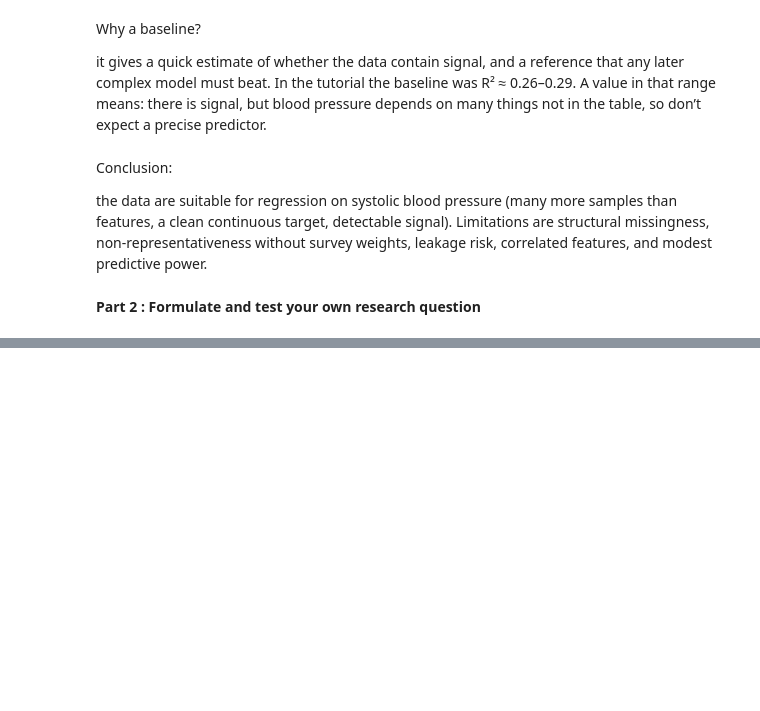
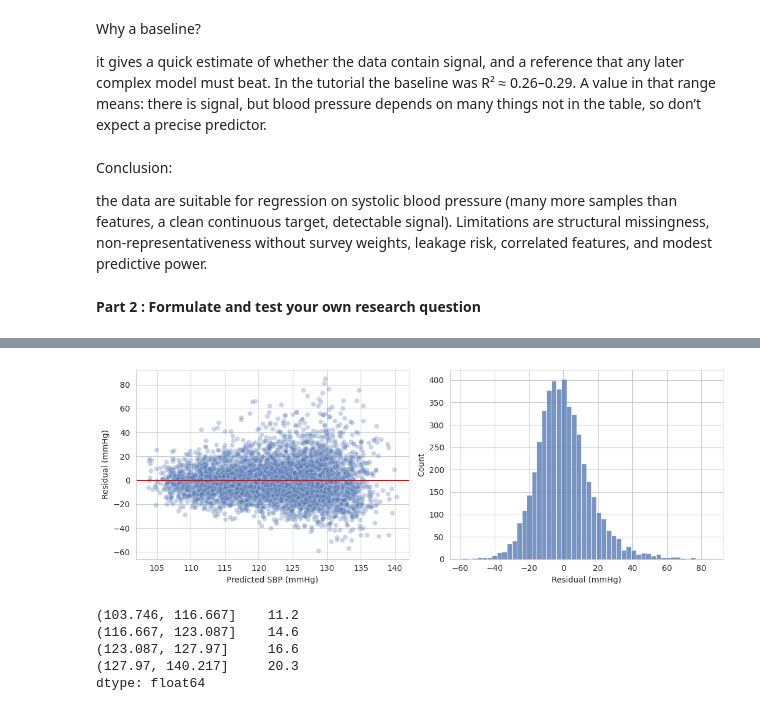
Before and after one commit to orianathevissen-web/Group-project---NHANES, a Jupyter notebook: NHANES_group_project.ipynb, the cells around one changed output, grey strips where cells are left out. Drawn from its saved outputs; the diff is of its cells as text; code cells hidden in the pictures; blank space fills up the shorter version.

```diff
--- a/NHANES_group_project.ipynb
+++ b/NHANES_group_project.ipynb
@@ -677,0 +1065,24 @@ Hypothesis : ....
+# %%
+# Check the assumptions with the residuals (= true SBP minus predicted SBP)
+residuals = adjusted_model.resid
+fitted = adjusted_model.fittedvalues
+
+fig, axes = plt.subplots(ncols=2, figsize=(11, 4))
+sns.scatterplot(x=fitted, y=residuals, alpha=0.3, ax=axes[0])       # 1) residuals vs predictions
+axes[0].axhline(0, color="red")
+axes[0].set_xlabel("Predicted SBP (mmHg)"); axes[0].set_ylabel("Residual (mmHg)")
+sns.histplot(residuals, bins=50, ax=axes[1])                        # 2) shape of the residuals
+axes[1].set_xlabel("Residual (mmHg)")
+plt.tight_layout()
+plt.show()
+
+# Is the spread of the residuals the same for low and for high predicted SBP?
+spread = residuals.groupby(pd.qcut(fitted, 4)).std()
+print(spread.round(1))
+# %% [output]
+[figure, added]
+(103.746, 116.667]    11.2
+(116.667, 123.087]    14.6
+(123.087, 127.97]     16.6
+(127.97, 140.217]     20.3
+dtype: float64
```
Also changed, not shown: parts of 51 cells of this notebook.
